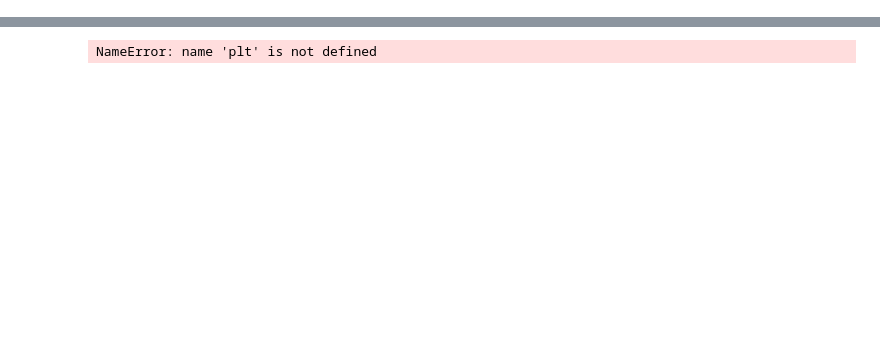
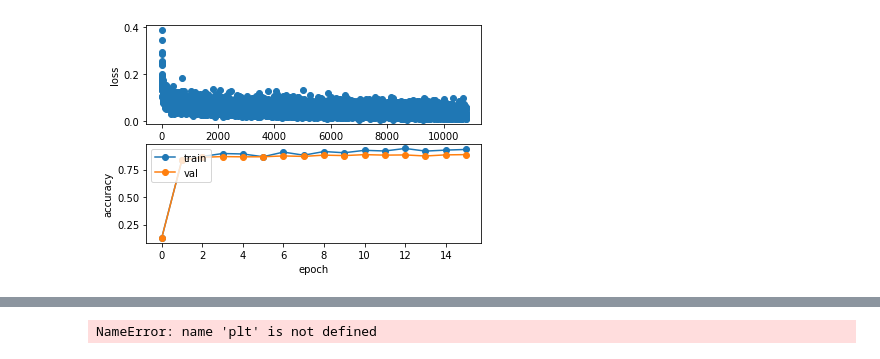
Before and after one commit to miguelmyers8/Metal, a Jupyter notebook: deprecated/examples/Untitled2.ipynb, the cells around one changed output, grey strips where cells are left out. Drawn from its saved outputs; the diff is of its cells as text; code cells hidden in the pictures; blank space fills up the shorter version.

Commit message:
solver

```diff
--- a/deprecated/examples/Untitled2.ipynb
+++ b/deprecated/examples/Untitled2.ipynb
@@ -122,3 +146,17 @@ X_train.shape,X_test.shape
 #y_test = to_categorical(test_labels.astype("int"))
 # %%
 nn = NeuralNetwork(Adam(),cp(),layers=layer,validation_data=(X_test,y_test))
+# %%
+small_data = {
+  'X_train': X_train,
+  'y_train':y_train,
+  'X_val': X_test,
+  'y_val': y_test,
+}
+ss =Solver(nn,small_data,num_epochs=15, batch_size=50,
+                update_rule='Adam',
+                optim_config={
+                  'learning_rate': 1e-3,
+                },
+                verbose=True, print_every=10)
+ss.train()
@@ -124,0 +181,15 @@ nn = NeuralNetwork(Adam(),cp(),layers=layer,validation_data=(X_test,y_test))
+# %%
+plt.subplot(2, 1, 1)
+plt.plot(ss.loss_history, 'o')
+plt.xlabel('iteration')
+plt.ylabel('loss')
+
+plt.subplot(2, 1, 2)
+plt.plot(ss.train_acc_history, '-o')
+plt.plot(ss.val_acc_history, '-o')
+plt.legend(['train', 'val'], loc='upper left')
+plt.xlabel('epoch')
+plt.ylabel('accuracy')
+plt.show()
+# %% [output]
+[figure, added]
```
Also changed, not shown: parts of 33 cells of this notebook.
